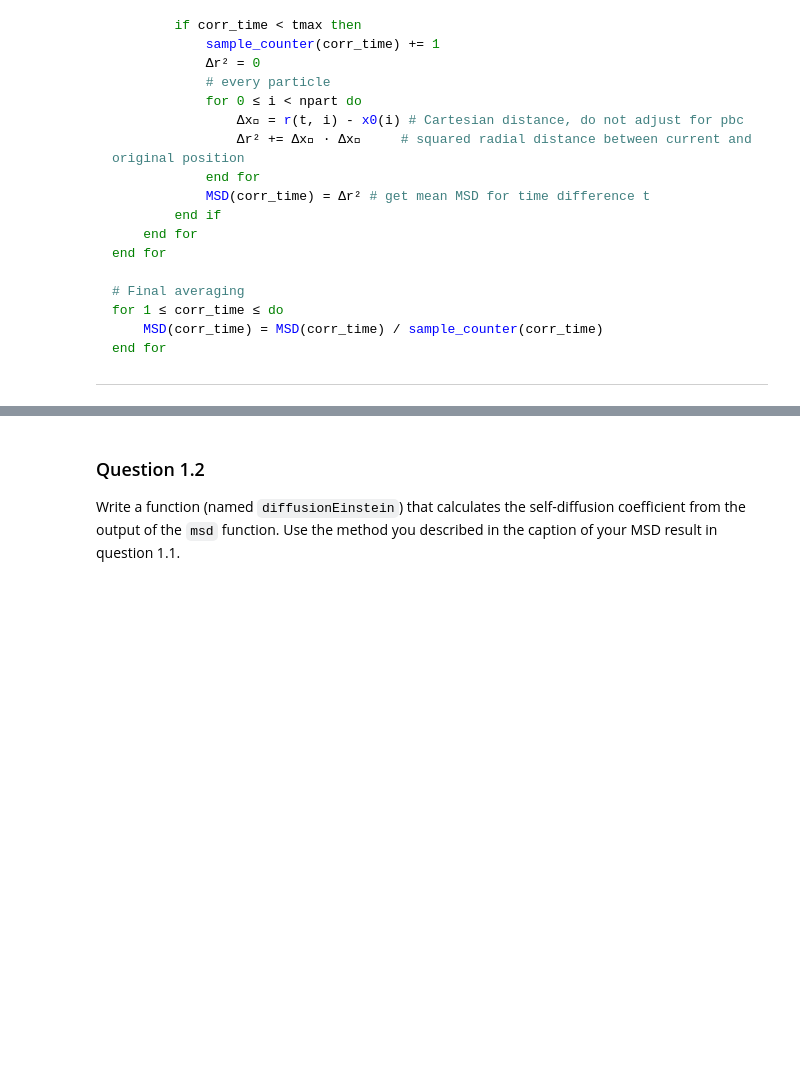
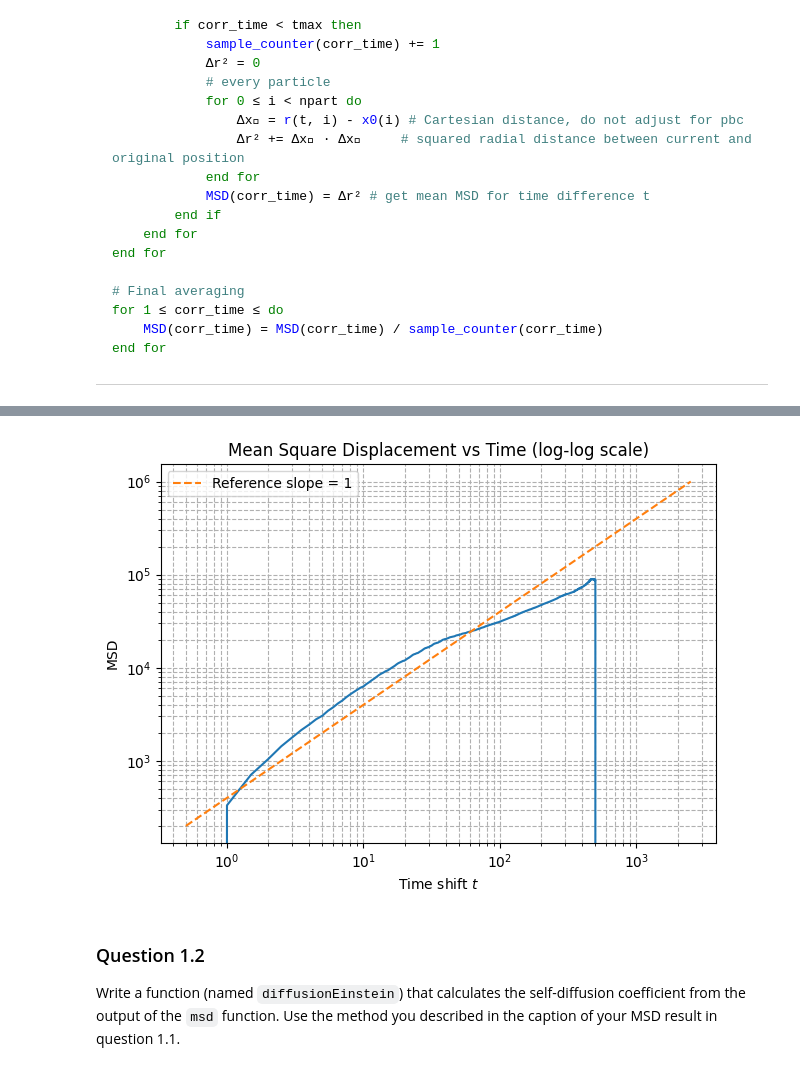
Before and after one commit to Seven1818/Particle_based_modellin_assignment, a Jupyter notebook: assignment3.ipynb, the cells around one changed output, grey strips where cells are left out. Cells and saved outputs as stored; diff of their text form; code cells hidden in the pictures; blank space fills up the shorter version.

Commit message:
finished Q1.1 from assignment3

```diff
--- a/assignment3.ipynb
+++ b/assignment3.ipynb
@@ -108,7 +112,9 @@ import os
 import numpy as np
 import matplotlib.pyplot as plt
 import pandas as pd
-from assignment2 import * #add MVD function from assignment 2 !!!!
+import scipy as sc
+from assignment2 import *
+
 
 def convert_lampps_to_xyz(lammpstrj_file, xyz_file): #function which opens a LAMMPS trajectory file and converts it to an XYZ file
     """
@@ -116,7 +122,7 @@ def convert_lampps_to_xyz(lammpstrj_file, xyz_file): #function which opens a LAM
     """
 
     positions, _, _, _ = read_lammps_trj(lammpstrj_file) #read the LAMMPS trajectory file
-    n_frames, n_atoms, _ = positions.shape #get the number of frames and atoms from the positions array
+    _, n_atoms, _ = positions.shape #get the number of atoms from the positions array
 
     with open(xyz_file, 'w') as f: #open the XYZ file for writing
         for frame_idx, frame in enumerate(positions): #iterate over each frame in the positions array
@@ -124,17 +130,87 @@ def convert_lampps_to_xyz(lammpstrj_file, xyz_file): #function which opens a LAM
             f.write(f"Frame {frame_idx}\n")  # write a comment line with the frame index, needed since the read function skips a line--> basically just a placeholder, no real functionality
             for atom in frame:
                 f.write(f"CH4 {atom[0]:.5f} {atom[1]:.5f} {atom[2]:.5f}\n") #put placeholder CH4 to ensure the xyz file can be read by the provided function
+
+    return n_atoms
 # %%
 #Massimiliano Toffoli 01-07-2025
-convert_lampps_to_xyz("traj_v2.lammpstrj","trajectory.xyz") #call the function to convert the LAMMPS trajectory file to an XYZ file
-xyz_data = read_xyz("trajectory.xyz") #read the XYZ file and store the data in a variable
-print(xyz_data) #print the data to check if it was read correctly
 
 # using Algorithm 2
 
-def msd(corr_time, positions):
+def msd(pos, origin_freq, max_corr, tmax,npart):
 
     """
     Function to calculate the mean square displacement (MSD) of a system of particles.
     """
+
+
+
+    time0 = np.zeros(max_corr) #set array with origin with times
+    sample_counter = np.zeros(max_corr) # array with times of time origins
+    MSD = np.zeros(max_corr)#set all MSD to zero
+    t0 = 0 #counter for origin amount
+    x = np.zeros((max_corr, npart, 3))
+    r = pos
+
+    #sample and set origin
+    for t in range(min(tmax, pos.shape[0])): # avoids getting out of bounds for arrays like r[t] since tmax could be bigger than pos
+        if t%origin_freq==0: #add new origins
+            tt0 = t0 % max_corr
+            t0 = t0 +1 #update newest origin
+            time0[tt0] = t
+            #set origin for this step
+            for i in range (0,npart):
+                x[tt0][i] = r[t][i]
+
+        #sampling part
+        for dt in range (0, min(t0, max_corr)):
+            corr_time = int(t - time0[dt] + 1) # time difference
+            if 0 <= corr_time < max_corr: #changed this from the pseudo algorithm as the corr_time array would be otherwise out of bounds
+                sample_counter[corr_time] = sample_counter[corr_time] + 1
+                Dr2 = 0
+                for i in range (0,npart):
+                    dx = r[t][i][0] - x[dt][i][0] #calculate the cartesian coordinates for all positions
+                    dy = r[t][i][1] - x[dt][i][1] #calculate the cartesian coordinates for all positions
+                    dz = r[t][i][2] - x[dt][i][2] #calculate the cartesian coordinates for all positions
+                    Dr2 = Dr2 + dx*dx  + dy *dy + dz*dz #calculate squared radial distance between current and original position
+
+                MSD[corr_time] = MSD[corr_time]+Dr2 #get mean MSD for time difference t
+
+
+    for corr_time in range (1, max_corr):
+        if sample_counter[corr_time] > 0: #avoids division by zero
+
+            MSD [corr_time] = MSD[corr_time] /sample_counter[corr_time]
+
+
+    return MSD
+
+npart = convert_lampps_to_xyz("traj_v2.lammpstrj","trajectory.xyz") #call the function to convert the LAMMPS trajectory file to an XYZ file
+xyz_data = read_xyz("trajectory.xyz") #read the XYZ file and store the data in a variable
+#print(xyz_data) #print the data to check if it was read correctly
+
+pos = xyz_data
+origin_freq = 10
+max_corr = 5000
+tmax = 400000
+
+MSD = msd (pos, origin_freq, max_corr, tmax, npart)
+
+
+dt = 0.5 # timestep used for the chosen MD file
+time = np.arange(len(MSD)) * dt #creates time array of physical times
+valid_times = time > 0 #take only the valid times since log of zero cannot be used
+
+
+C = 400
+ref_line = C * time # take a reference line with slope 1 to see how well it matches with the curve, C is just a coeffiicient to align the curve with the msd plot
+plt.loglog(time[valid_times], MSD[valid_times])   # plot log scales
+plt.loglog(time[valid_times], ref_line[valid_times], '--', label="Reference slope = 1") #plot reference line
+plt.xlabel('Time shift $t$')
+plt.ylabel('MSD')
+plt.title('Mean Square Displacement vs Time (log-log scale)')
+plt.grid(True, which='both', linestyle='--')
+plt.tight_layout()
+plt.legend()
+plt.show()
 # %% [output]
@@ -158,3 +218,4 @@ def msd(corr_time, positions):
+[figure, added]
 # %% [markdown]
 ### Question 1.2
 
```
Also changed, not shown: parts of 5 cells of this notebook, 1 other file.
